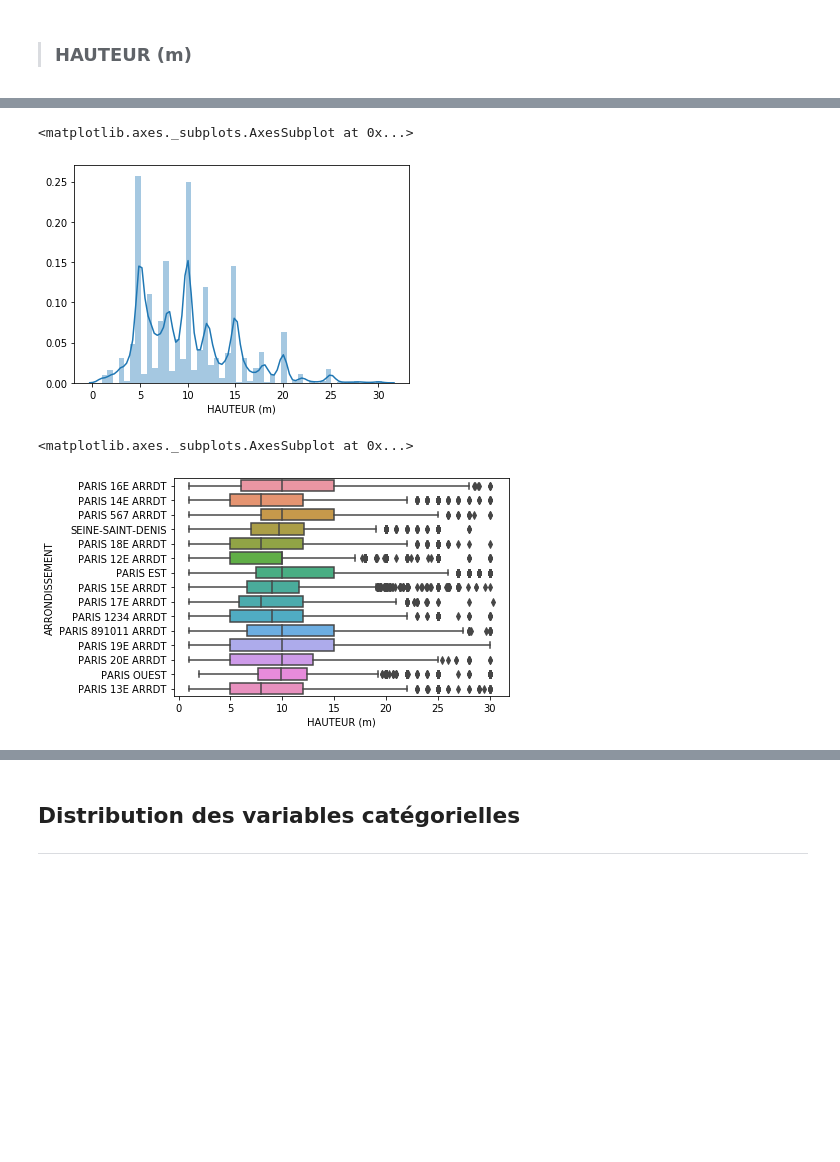
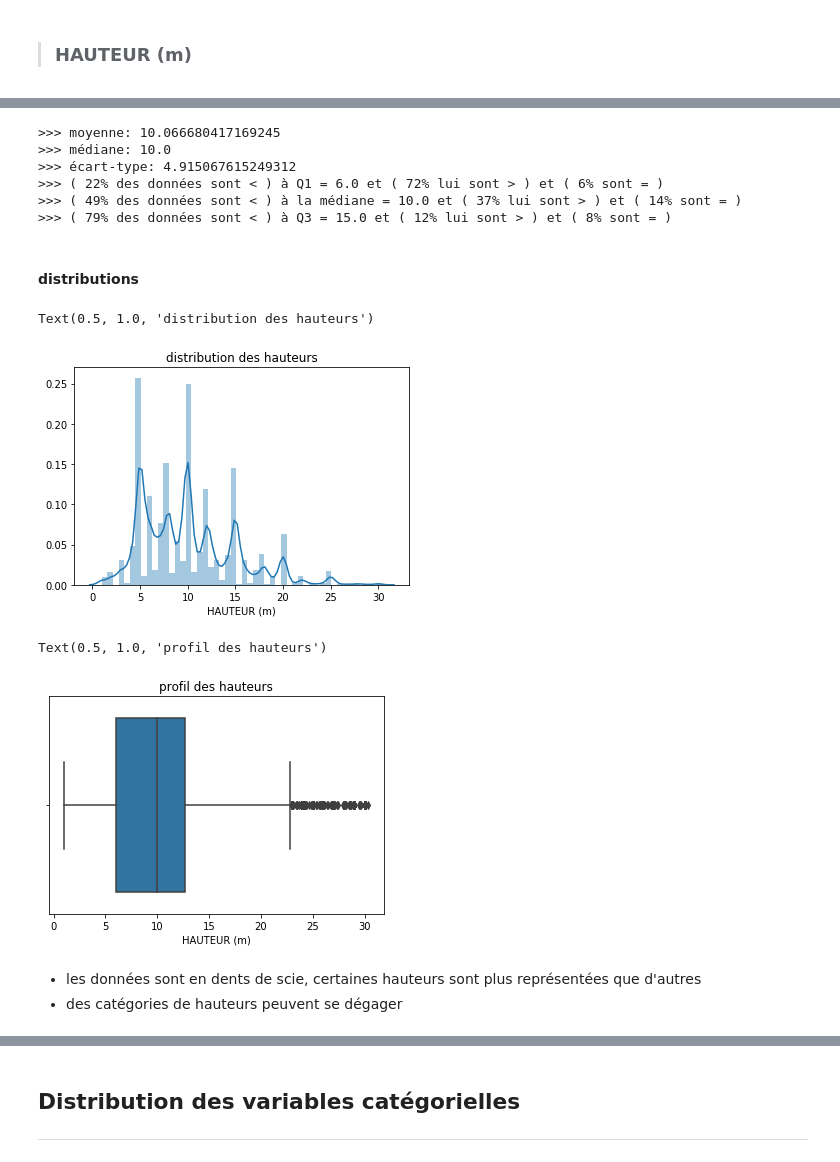
Before and after one commit to Rezzas/ocr_projet2, a Jupyter notebook: P2_ramos_sebastian/P2_ramos_sebastian.ipynb, the cells around one changed output, grey strips where cells are left out. Cells and saved outputs as stored; diff of their text form; code cells hidden in the pictures; blank space fills up the shorter version.

```diff
--- a/P2_ramos_sebastian/P2_ramos_sebastian.ipynb
+++ b/P2_ramos_sebastian/P2_ramos_sebastian.ipynb
@@ -1909,10 +1976,65 @@ sns.boxplot(x=data['CIRCONFERENCE (cm)'])
+# %%
+# calcul des quantiles
+# quantile = les quantiles sont les valeurs qui divisent un jeu de données en intervalles contenant le même nombre de données
+
+# moyenne = somme des valeurs / nombre de valeurs
+print(">>> moyenne:", data['HAUTEUR (m)'].mean())
+
+# mediane = la valeur qui sépare les données en deux
+print(">>> médiane:", data['HAUTEUR (m)'].median())
+
+# l’écart type est une mesure de la dispersion des valeurs d'un échantillon
+# variance = moyenne des écarts par rapport à la moyenne (exprimée en unité mesurée au carré)
+# écart type = racine carré de la variance (pour revenir à un même ordre d'unité)
+print(">>> écart-type:", data['HAUTEUR (m)'].std())
+
+# quartile = les quartiles sont les trois quantiles qui divisent un ensemble de données en quatre groupes de taille égale
+## 25% des données sont inférieures à Q1 & 75% lui sont supérieures
+## 50% des données sont inférieures à la médiane & 50% lui sont supérieures
+## 75% des données sont inférieures à Q3 & 25% lui sont supérieures
+mediane = data['HAUTEUR (m)'].median()
+Q1 = data[data['HAUTEUR (m)'] < mediane]['HAUTEUR (m)'].median()
+Q3 = data[data['HAUTEUR (m)'] > mediane]['HAUTEUR (m)'].median()
+
+print(">>> ( {}% des données sont < ) à Q1 = {} et ( {}% lui sont > ) et ( {}% sont = )".format(
+    math.trunc(round(len(data[data['HAUTEUR (m)'] < Q1])/len(data),2)*100),
+    Q1,
+    math.trunc(round(len(data[data['HAUTEUR (m)'] > Q1])/len(data),2)*100),
+    math.trunc(round(len(data[data['HAUTEUR (m)'] == Q1])/len(data),2)*100)
+))
+
+print(">>> ( {}% des données sont < ) à la médiane = {} et ( {}% lui sont > ) et ( {}% sont = )".format(
+    math.trunc(round(len(data[data['HAUTEUR (m)'] < mediane])/len(data),2)*100),
+    mediane,
+    math.trunc(round(len(data[data['HAUTEUR (m)'] > mediane])/len(data),2)*100),
+    math.trunc(round(len(data[data['HAUTEUR (m)'] == mediane])/len(data),2)*100)
+))
+
+print(">>> ( {}% des données sont < ) à Q3 = {} et ( {}% lui sont > ) et ( {}% sont = )".format(
+    math.trunc(round(len(data[data['HAUTEUR (m)'] < Q3])/len(data),2)*100),
+    Q3,
+    math.trunc(round(len(data[data['HAUTEUR (m)'] > Q3])/len(data),2)*100),
+    math.trunc(round(len(data[data['HAUTEUR (m)'] == Q3])/len(data),2)*100)
+))
+# %% [output]
+>>> moyenne: 10.066680417169245
+>>> médiane: 10.0
+>>> écart-type: 4.915067615249312
+>>> ( 22% des données sont < ) à Q1 = 6.0 et ( 72% lui sont > ) et ( 6% sont = )
+>>> ( 49% des données sont < ) à la médiane = 10.0 et ( 37% lui sont > ) et ( 14% sont = )
+>>> ( 79% des données sont < ) à Q3 = 15.0 et ( 12% lui sont > ) et ( 8% sont = )
+# %% [markdown]
+#### distributions
 # %%
-sns.distplot(data['HAUTEUR (m)'])
+sns.distplot(data['HAUTEUR (m)']).set_title('distribution des hauteurs')
 # %% [output]
-<matplotlib.axes._subplots.AxesSubplot at 0x...>
+Text(0.5, 1.0, 'distribution des hauteurs')
-[figure, old version]
+[figure, new version]
 # %%
-sns.boxplot(x='HAUTEUR (m)', y='ARRONDISSEMENT', data=data)
+sns.boxplot(x='HAUTEUR (m)', data=data).set_title('profil des hauteurs')
 # %% [output]
-<matplotlib.axes._subplots.AxesSubplot at 0x...>
+Text(0.5, 1.0, 'profil des hauteurs')
-[figure, old version]
+[figure, new version]
+# %% [markdown]
+* les données sont en dents de scie, certaines hauteurs sont plus représentées que d'autres
+* des catégories de hauteurs peuvent se dégager
```
Also changed, not shown: parts of 60 cells of this notebook, 1 other file.
